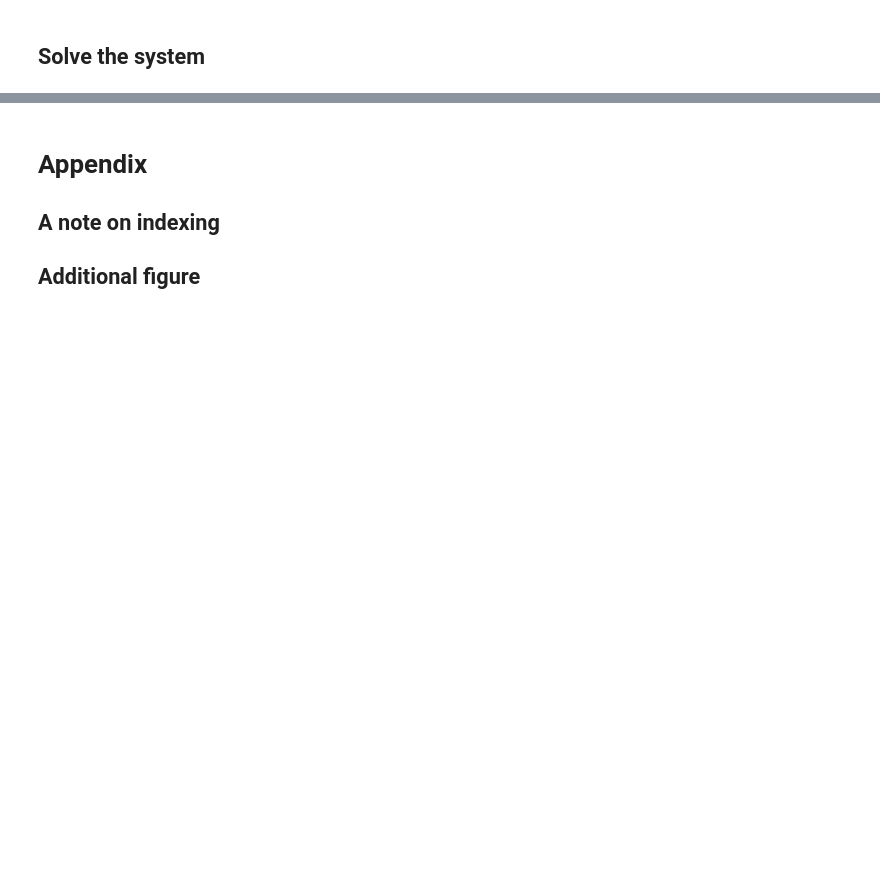
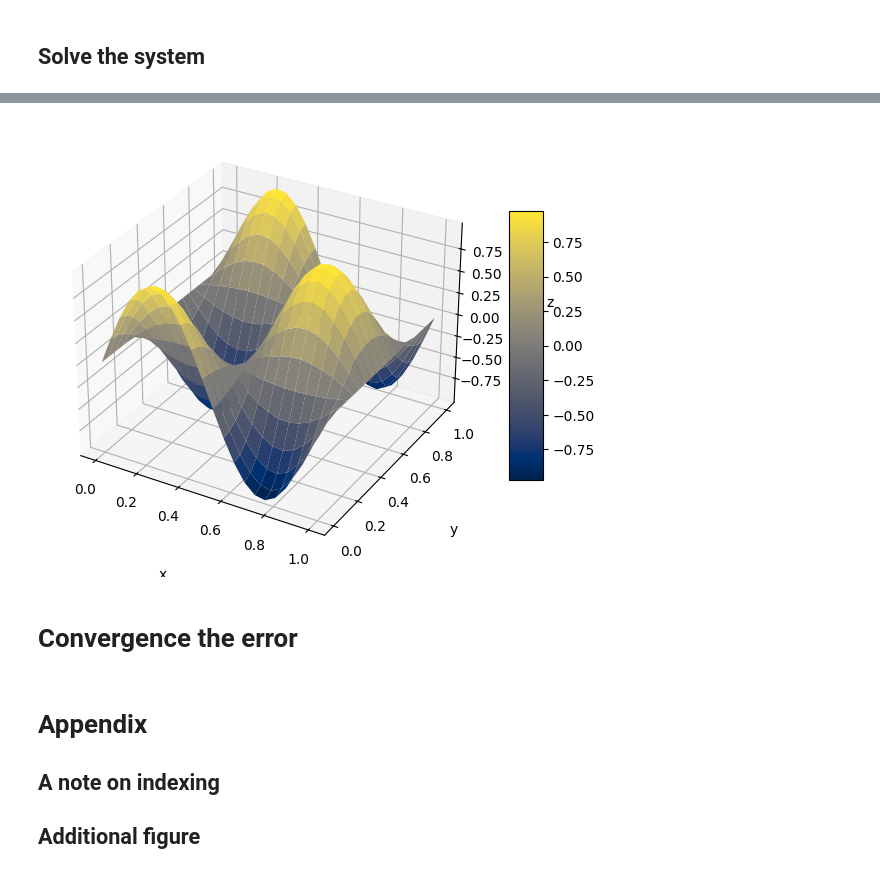
Before and after one commit to GabeXxX/NAPDE-Coursework, a Jupyter notebook: Finite difference and Poisson equation.ipynb, the cells around one changed output, grey strips where cells are left out. Cells and saved outputs as stored; diff of their text form; code cells hidden in the pictures; blank space fills up the shorter version.

```diff
--- a/Finite difference and Poisson equation.ipynb
+++ b/Finite difference and Poisson equation.ipynb
@@ -267,7 +271,6 @@ $$
 # Parameters
 n_x = n_y = 20
 n = n_x*n_y
-h = h_x = h_y = 1/n
 a = 0
 b = 1
 c = 0
@@ -283,6 +286,10 @@ def g_top_bottom(x):
 
 def g_left_right():
     return 0
+
+# Exact solution
+def u_ex(x,y):
+    return np.sin(2*np.pi*x)*np.cos(2*np.pi*y)
 # %% [markdown]
 ## Define the Grid
 # %%
@@ -445,3 +451,21 @@ plt.show()
+# %%
+# plot the exact solution
+z = u_ex(xv,yv)
+fig = plt.figure(figsize = (7,7))
+ax = plt.axes(projection='3d')
+surf = ax.plot_surface(xv, yv, z, cmap = plt.cm.cividis)
+
+# Set axes label
+ax.set_xlabel('x', labelpad=20)
+ax.set_ylabel('y', labelpad=20)
+ax.set_zlabel('z', labelpad=20)
+
+fig.colorbar(surf, shrink=0.5, aspect=8)
+plt.show()
+# %% [output]
+[figure, added]
+# %% [markdown]
+# Convergence the error
 # %% [markdown]
 # Appendix
 ## A note on indexing
```
Also changed, not shown: parts of 11 cells of this notebook.
